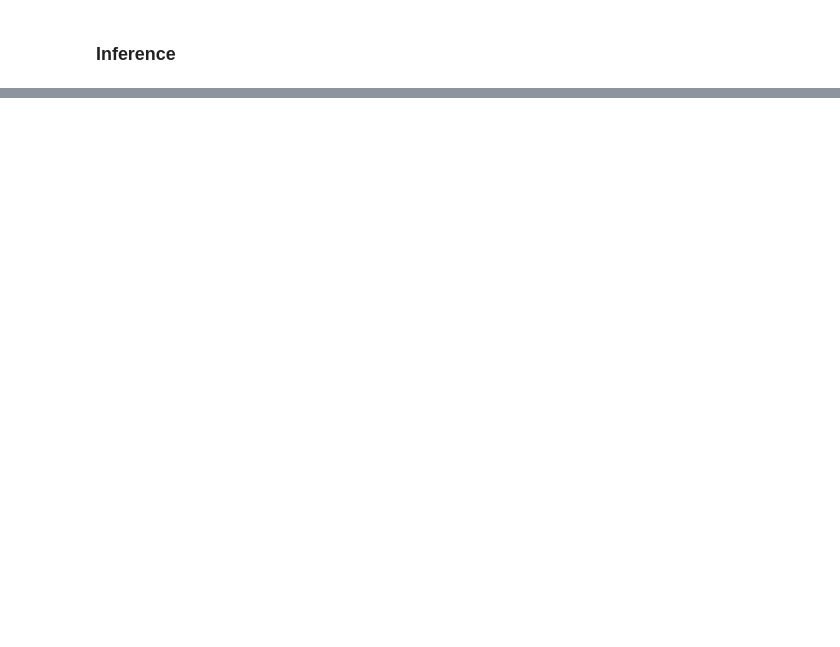
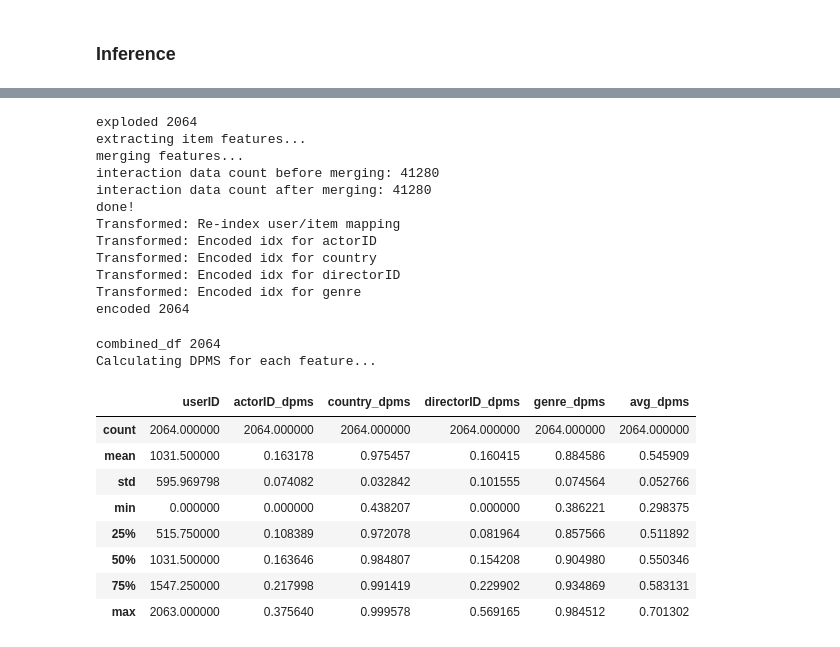
Before and after one commit to jeffery5bai/DPRecSys, a Jupyter notebook: experiments/ngcf_exp_v2.ipynb, the cells around one changed output, grey strips where cells are left out. Cells and saved outputs as stored; diff of their text form; code cells hidden in the pictures; blank space fills up the shorter version.

```diff
--- a/experiments/ngcf_exp_v2.ipynb
+++ b/experiments/ngcf_exp_v2.ipynb
@@ -383,0 +382,41 @@ model.test_results["eval_score_df"].describe()
+# %%
+user_dps_df = evaluator.eval_user_diversity_preference_scale(encoded_train_df, feature_engineer.vocab2idx, normalized=True)
+
+# Evaluate user diversity preference matching score (DPMS) at k
+eval_df = evaluator.prepare_evaluation_data(model.test_results, feature_engineer.idx2vocab)
+
+# Get user DPMS
+user_dpms_df = evaluator.evaluate_dpms_at_k(
+    eval_df=eval_df,
+    feature_engineer=feature_engineer,
+    ground_truth_dps_df=user_dps_df,
+    k=20,
+    actor_k=5,
+    rare_threshold=5,
+)
+
+user_dpms_df.describe()
+# %% [output]
+exploded 2064
+extracting item features...
+merging features...
+interaction data count before merging: 41280
+interaction data count after merging: 41280
+done!
+Transformed: Re-index user/item mapping
+Transformed: Encoded idx for actorID
+Transformed: Encoded idx for country
+Transformed: Encoded idx for directorID
+Transformed: Encoded idx for genre
+encoded 2064
+combined_df 2064
+Calculating DPMS for each feature...
+|  | userID | actorID_dpms | country_dpms | directorID_dpms | genre_dpms | avg_dpms |
+| count | 2064.000000 | 2064.000000 | 2064.000000 | 2064.000000 | 2064.000000 | 2064.000000 |
+| mean | 1031.500000 | 0.163178 | 0.975457 | 0.160415 | 0.884586 | 0.545909 |
+| std | 595.969798 | 0.074082 | 0.032842 | 0.101555 | 0.074564 | 0.052766 |
+| min | 0.000000 | 0.000000 | 0.438207 | 0.000000 | 0.386221 | 0.298375 |
+| 25% | 515.750000 | 0.108389 | 0.972078 | 0.081964 | 0.857566 | 0.511892 |
+| 50% | 1031.500000 | 0.163646 | 0.984807 | 0.154208 | 0.904980 | 0.550346 |
+| 75% | 1547.250000 | 0.217998 | 0.991419 | 0.229902 | 0.934869 | 0.583131 |
+| max | 2063.000000 | 0.375640 | 0.999578 | 0.569165 | 0.984512 | 0.701302 |
```
Also changed, not shown: parts of 8 cells of this notebook, 6 other files.
